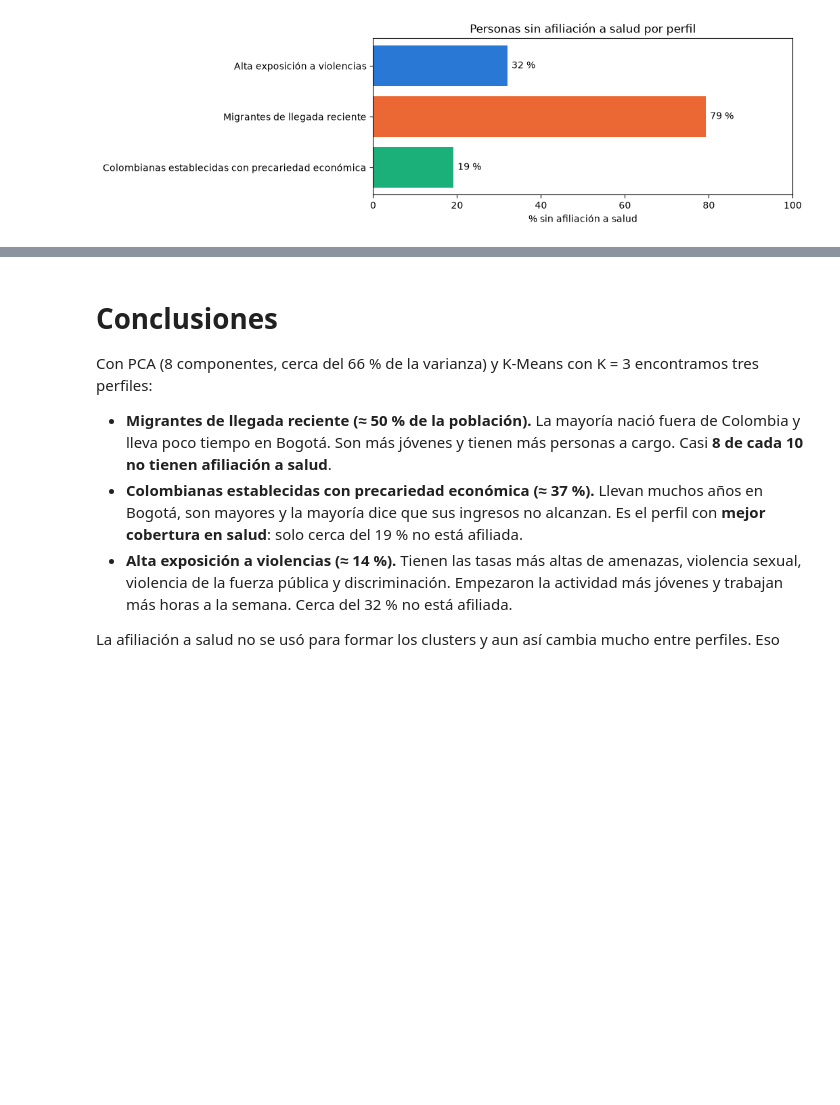
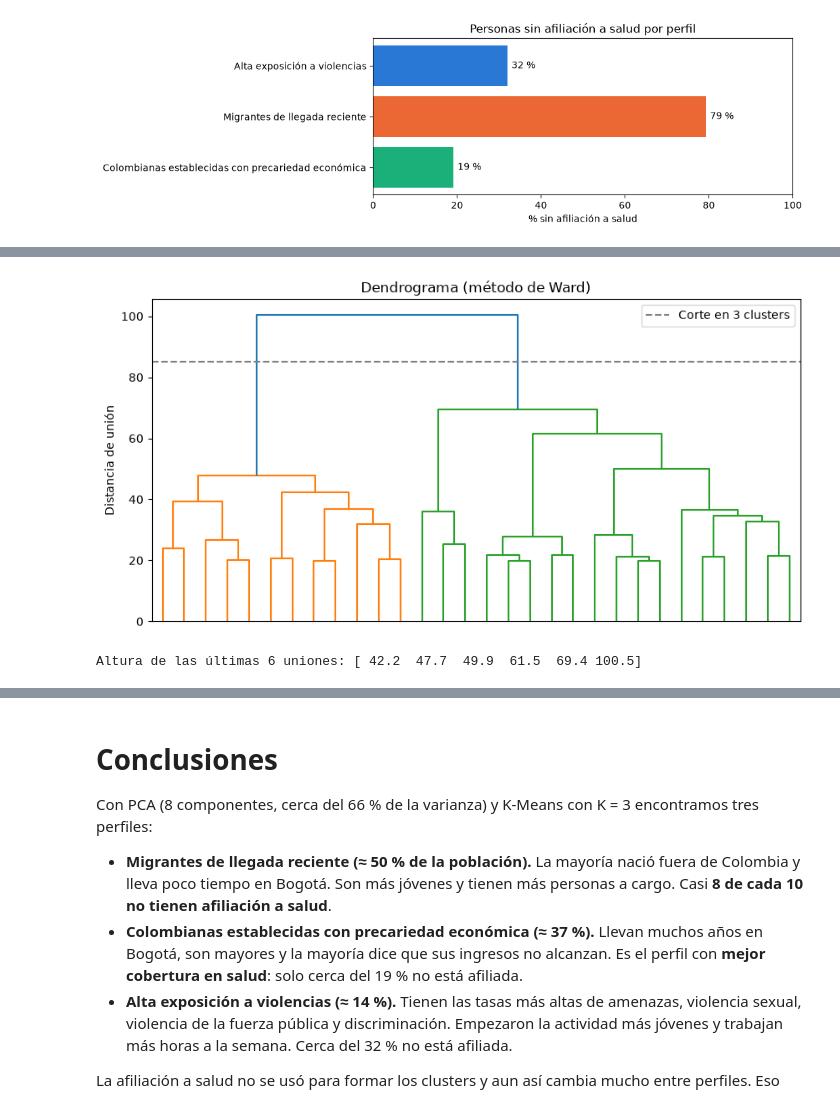
Before and after one commit to lezlynossa-oss/proyecto-integrador-quinto, a Jupyter notebook: Mineria/02_perfiles_vulnerabilidad_kmeans.ipynb, the cells around one changed output, grey strips where cells are left out. Drawn from its saved outputs; the diff is of its cells as text; code cells hidden in the pictures; blank space fills up the shorter version.

Commit message:
Clustering: comparación con jerárquico Ward y dendrograma

```diff
--- a/Mineria/02_perfiles_vulnerabilidad_kmeans.ipynb
+++ b/Mineria/02_perfiles_vulnerabilidad_kmeans.ipynb
@@ -470,0 +480,18 @@ plt.show()
+# %%
+#construimos el árbol jerárquico con el método de Ward sobre las mismas componentes del PCA
+arbol = linkage(datos_pca.values, method="ward")
+
+#dibujamos solo las últimas 30 uniones (con 3003 personas el árbol completo no se puede leer)
+plt.figure(figsize=(10, 5), dpi=100)
+dendrogram(arbol, truncate_mode="lastp", p=30, no_labels=True, color_threshold=85)
+plt.axhline(85, color="gray", linestyle="--", label="Corte en 3 clusters")
+plt.title("Dendrograma (método de Ward)")
+plt.ylabel("Distancia de unión")
+plt.legend()
+plt.show()
+
+#alturas de las últimas uniones (la última une todo en un solo grupo)
+print("Altura de las últimas 6 uniones:", np.round(arbol[-6:, 2], 1))
+# %% [output]
+[figure, added]
+Altura de las últimas 6 uniones: [ 42.2  47.7  49.9  61.5  69.4 100.5]
```
Also changed, not shown: parts of 4 cells of this notebook.
